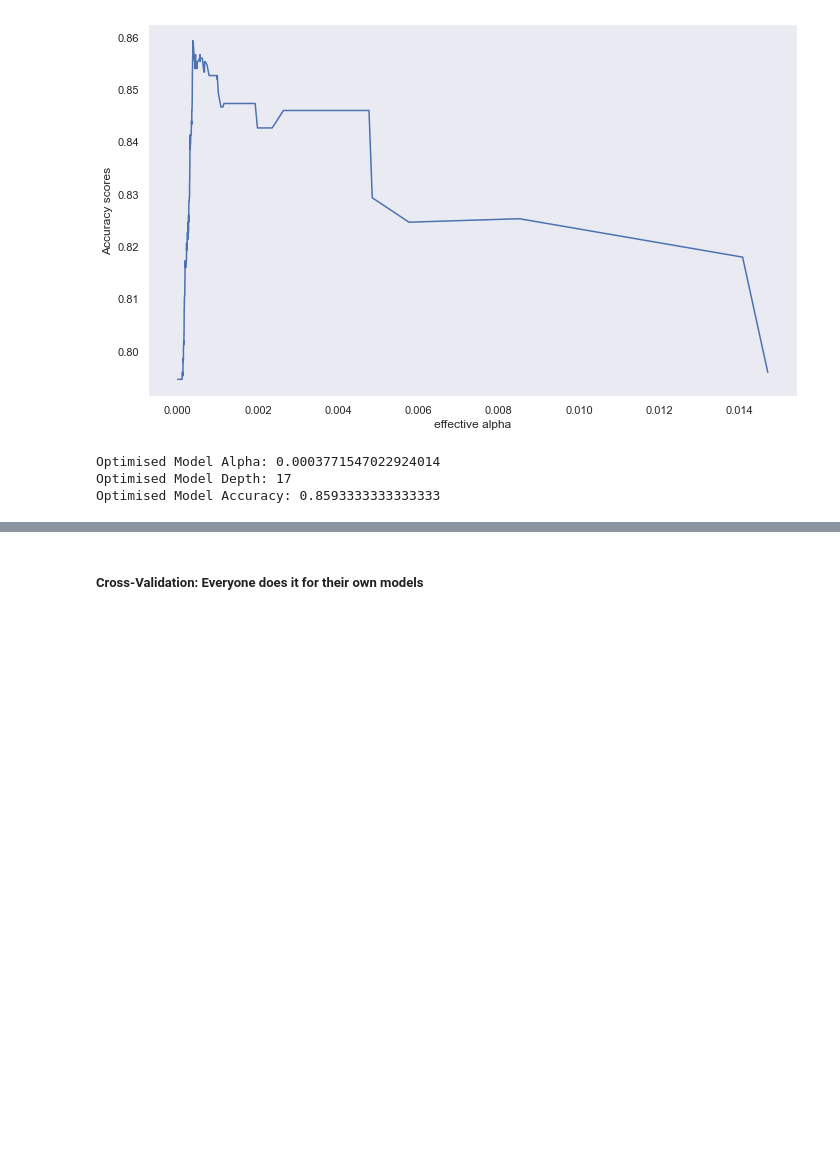
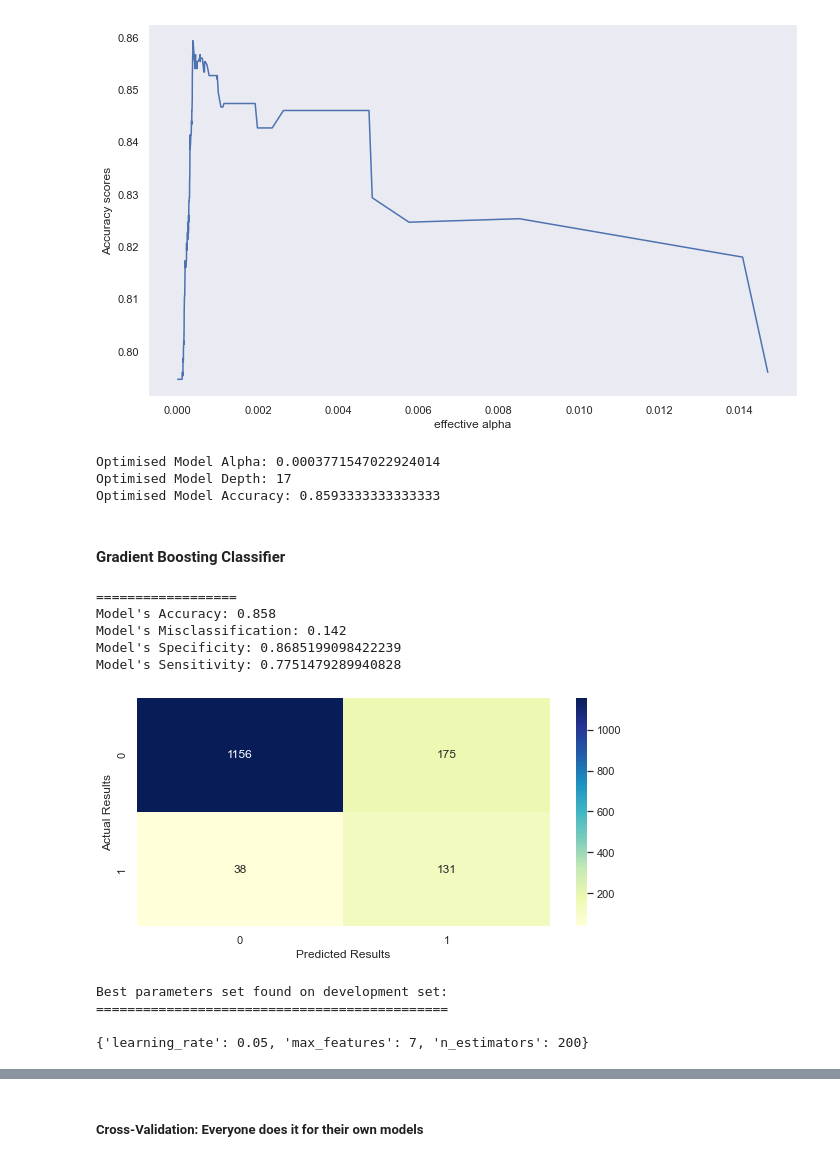
Before and after one commit to AML-final-course-project/SMM284, a Jupyter notebook: customer_churn.ipynb, the cells around one changed output, grey strips where cells are left out. Drawn from its saved outputs; the diff is of its cells as text; code cells hidden in the pictures; blank space fills up the shorter version.

Commit message:
Adding the Gradient Boosting Classifier

```diff
--- a/customer_churn.ipynb
+++ b/customer_churn.ipynb
@@ -580,3 +598,74 @@ final_tree = clfs[np.argmax(acc_scores)]
 Optimised Model Alpha: 0.0003771547022924014
 Optimised Model Depth: 17
 Optimised Model Accuracy: 0.8593333333333333
+# %% [markdown]
+#### Gradient Boosting Classifier
+# %%
+# Creating a fuction to create and display the confusion matrix
+def c_m(y_test, y_pred):
+    # Creating the confusion matrix
+    cm = confusion_matrix(y_test,y_pred)
+    TN = cm[0][0]
+    FP = cm[0][1]
+    FN = cm[1][0]
+    TP = cm[1][1]
+
+    # Visualizing the Confusion Matrix
+    fig1 = plt.figure()
+    ax1 = fig.add_subplot(1,1,1)
+    sns.heatmap(pd.DataFrame(cm), annot=True, cmap="YlGnBu" ,fmt='g')
+    plt.ylabel('Actual Results')
+    plt.xlabel('Predicted Results')
+    ax1.xaxis.set_label_position("top")
+
+    print("Model's Accuracy:", (TP+TN)/(TN+TP+FN+FP))
+    print("Model's Misclassification:", (FP+FN)/(TN+TP+FN+FP))
+    print("Model's Specificity:", TN/(FP+TN))
+    print("Model's Sensitivity:", TP/(TP+FN))
+# %%
+# Creating the baseline model of Gradient Boosting Classifier
+
+gb = GradientBoostingClassifier(random_state=0)
+# Fit the model
+gb.fit(X_train, Y_train)
+# Use the model to predict
+y_pred = gb.predict(X_valid)
+print('==================')
+c_m(y_pred, Y_valid)
+# %% [output]
+==================
+Model's Accuracy: 0.858
+Model's Misclassification: 0.142
+Model's Specificity: 0.8685199098422239
+Model's Sensitivity: 0.7751479289940828
+[figure, added]
+# %%
+# Initialize the initial model
+gb = GradientBoostingClassifier(random_state=0)
+
+# Create the ranges of the parameters to tune
+tuned_parameters = [
+    {'learning_rate' : [1, 0.5, 0.1, 0.05, 0.01],
+     'n_estimators' : [8,16,32,64,100,200],
+     'max_features' : list(range(4, X_train.shape[1]))
+    }
+]
+
+# Define the scores
+scores =['accuracy']   #,'precision','recall']
+
+# Creating the instance of the cross validation
+for score in scores:
+    clf = GridSearchCV(gb, tuned_parameters, scoring=score, cv=5)
+    clf.fit(X_train, Y_train)
+
+print('''
+Best parameters set found on development set:
+=============================================
+''')
+print(clf.best_params_)
+# %% [output]
+Best parameters set found on development set:
+=============================================
+
+{'learning_rate': 0.05, 'max_features': 7, 'n_estimators': 200}
```
Also changed, not shown: parts of 5 cells of this notebook.
